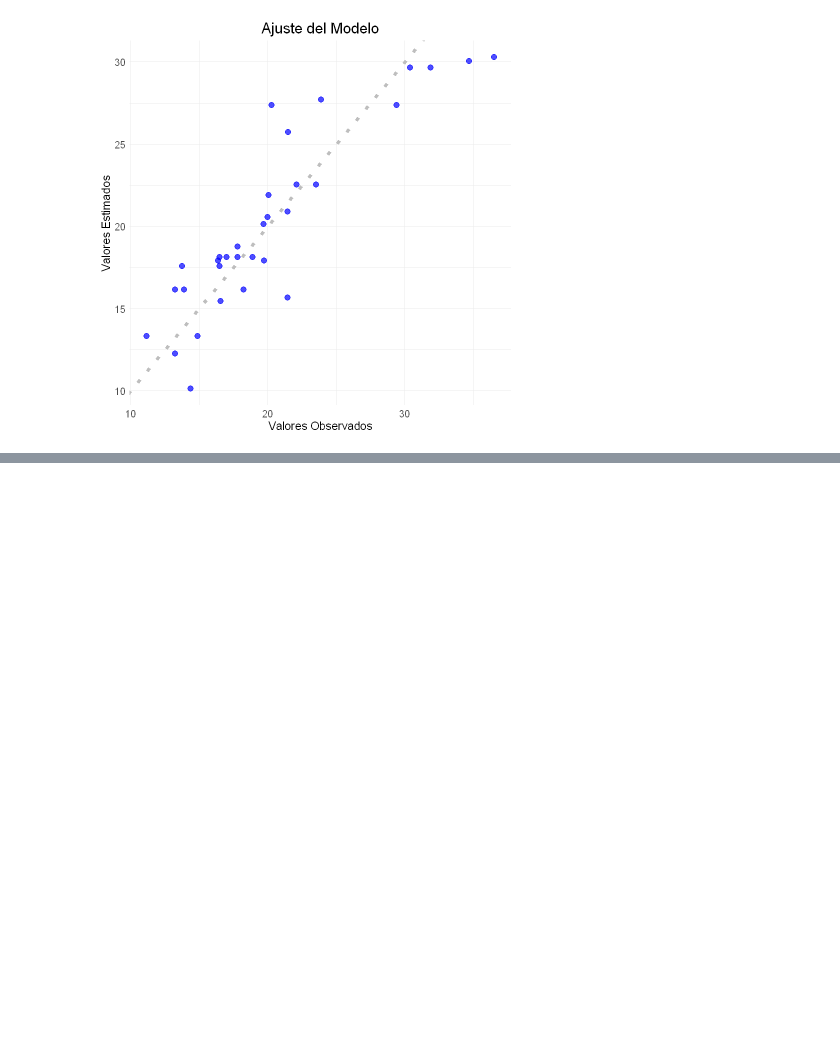
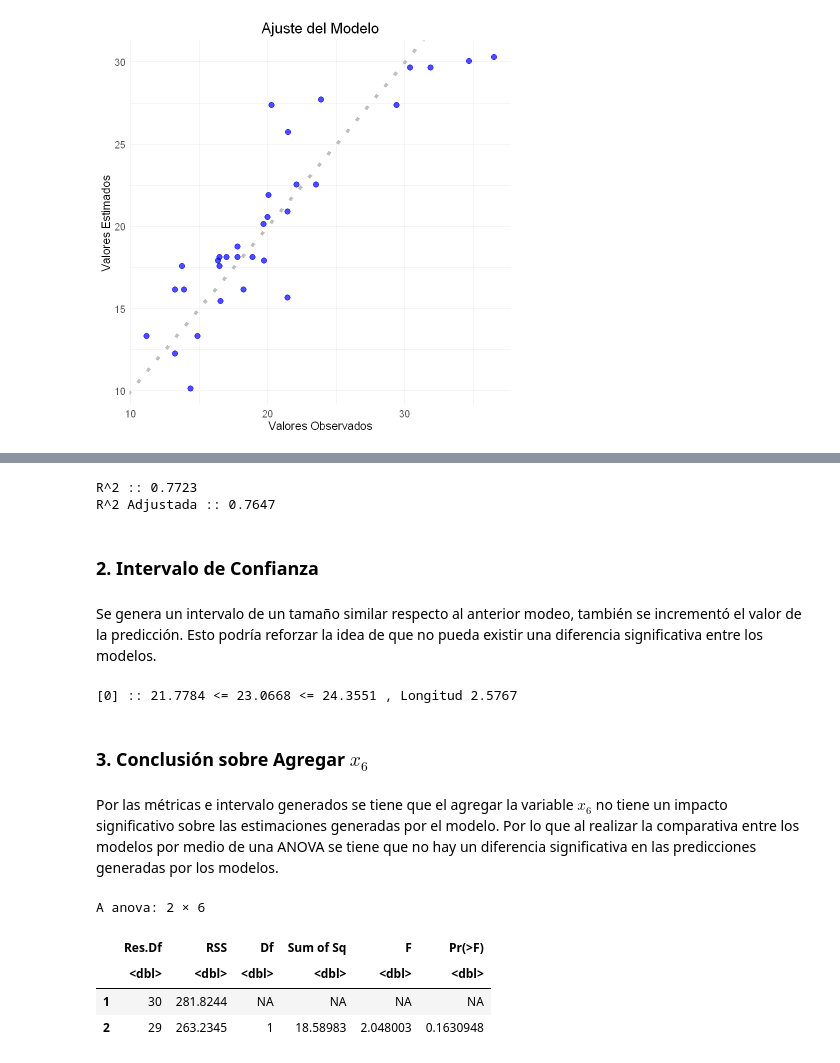
Before and after one commit to alexisuaguilaru/EstadisticaMultivariada, a Jupyter notebook: RegresionMultiple/Tareas/Tarea_02.ipynb, the cells around one changed output, grey strips where cells are left out. Drawn from its saved outputs; the diff is of its cells as text; code cells hidden in the pictures; blank space fills up the shorter version.

```diff
--- a/RegresionMultiple/Tareas/Tarea_02.ipynb
+++ b/RegresionMultiple/Tareas/Tarea_02.ipynb
@@ -349,0 +456,7 @@ PlotExpectedEstimate(LinearModel,DatasetGasolina$y)
+# %%
+# Modelo de Regresión Simple
+
+FeaturesModelSimple <- c('x1')
+LinearModelSimple <- lm('y ~ x1',DatasetGasolina)
+
+summary(LinearModelSimple)
@@ -349,0 +490,33 @@ PlotExpectedEstimate(LinearModel,DatasetGasolina$y)
+# %%
+cat(sprintf('R^2 :: %.4f\n',summary(LinearModelSimple)$r.squared))
+cat(sprintf('R^2 Adjustada :: %.4f\n',summary(LinearModelSimple)$adj.r.squared))
+# %% [output]
+R^2 :: 0.7723
+R^2 Adjustada :: 0.7647
+# %% [markdown]
+### 2. Intervalo de Confianza
+# %% [markdown]
+Se genera un intervalo de un tamaño similar respecto al anterior modeo, también se incrementó el valor de la predicción. Esto podría reforzar la idea de que no pueda existir una diferencia significativa entre los modelos.
+# %%
+# Intervalo de confianza para la Respuesta Media
+
+ConfidenceIntervalsMeanResponse(
+    LinearModelSimple,
+    DatasetGasolina,
+    FeaturesModel,
+    Observations,
+)
+# %% [output]
+[0] :: 21.7784 <= 23.0668 <= 24.3551 , Longitud 2.5767
+# %% [markdown]
+### 3. Conclusión sobre Agregar $x_6$
+# %% [markdown]
+Por las métricas e intervalo generados se tiene que el agregar la variable $x_6$ no tiene un impacto significativo sobre las estimaciones generadas por el modelo. Por lo que al realizar la comparativa entre los modelos por medio de una ANOVA se tiene que no hay un diferencia significativa en las predicciones generadas por los modelos.
+# %%
+anova(LinearModelSimple,LinearModel)
+# %% [output]
+A anova: 2 × 6
+|  | Res.Df | RSS | Df | Sum of Sq | F | Pr(>F) |
+|  | <dbl> | <dbl> | <dbl> | <dbl> | <dbl> | <dbl> |
+| 1 | 30 | 281.8244 | NA | NA | NA | NA |
+| 2 | 29 | 263.2345 | 1 | 18.58983 | 2.048003 | 0.1630948 |
```
Also changed, not shown: parts of 16 cells of this notebook, 1 other file.
